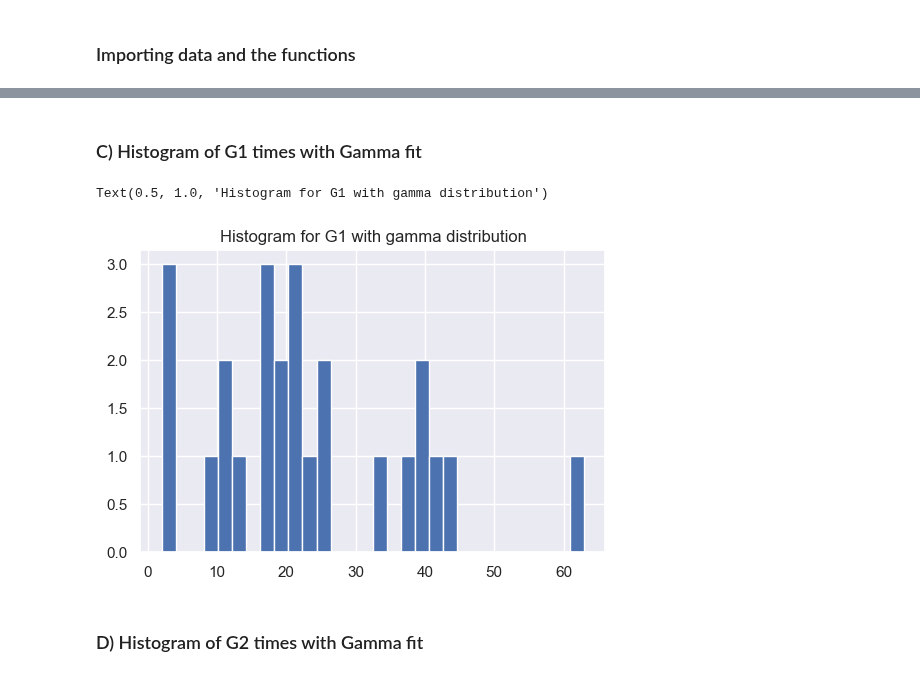
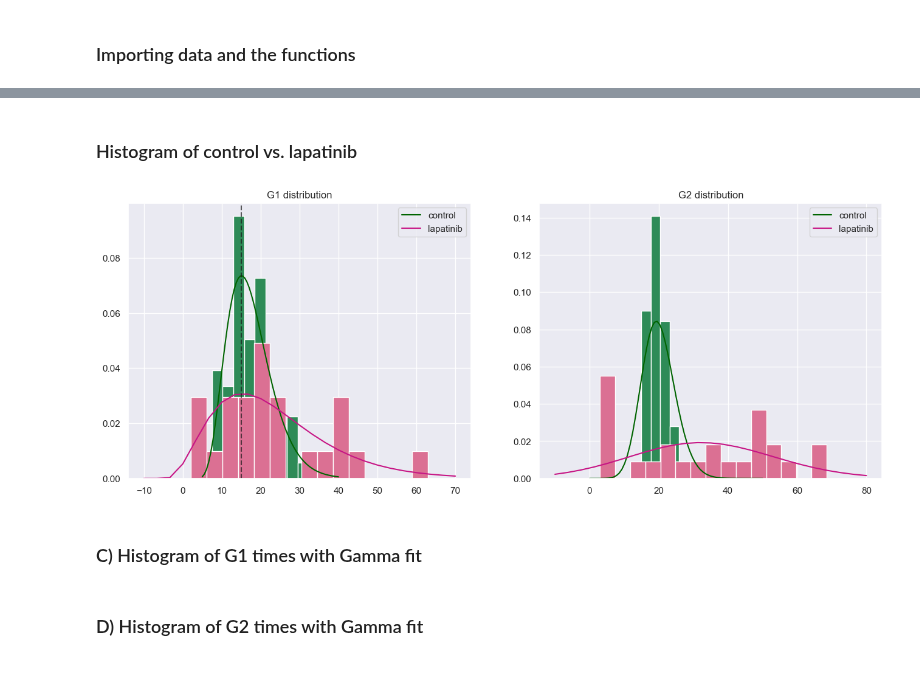
Before and after one commit to meyer-lab/DrugResponseModel.jl, a Jupyter notebook: src/plots_py.ipynb, the cells around one changed output, grey strips where cells are left out. Cells and saved outputs as stored; diff of their text form; code cells hidden in the pictures.

Commit message:
python plots and jl plots update

```diff
--- a/src/plots_py.ipynb
+++ b/src/plots_py.ipynb
@@ -81,11 +44,61 @@ gm_lap = np.random.gamma(g2_a_lap, g2_b_lap, 100)
+# %% [markdown]
+### Histogram of control vs. lapatinib
+# %%
+plt.figure(figsize = (16, 6), dpi = 100)
+
+# G1
+plt.subplot(1,2,1)
+plt.hist(G1, density=True, bins = 10, alpha = 0.8, color = 'seagreen')
+
+xt = plt.xticks()[0]
+xmin, xmax = min(xt), max(xt)
+lnspc = np.linspace(xmin, xmax, len(G1))
+
+ag,bg,cg = sp.gamma.fit(G1)
+pdf_gamma = sp.gamma.pdf(lnspc, ag, bg,cg)
+plt.plot(lnspc, pdf_gamma, label="control", alpha = 0.8, color = 'darkgreen')
+
+
+plt.hist(G1_lap, density=True, bins = 15, alpha = 0.8, color = 'palevioletred', xlim = ((-5, 80)))
+
+xt = plt.xticks()[0]
+xmin, xmax = min(xt), max(xt)
+lnspc = np.linspace(xmin, xmax, len(G1_lap))
+
+ag,bg,cg = sp.gamma.fit(G1_lap)
+pdf_gamma = sp.gamma.pdf(lnspc, ag, bg,cg)
+plt.plot(lnspc, pdf_gamma, label="lapatinib", color = "mediumvioletred")
+plt.axvline(x = 15.0, linestyle="--", alpha = 0.7, color = 'k')
+plt.title("G1 distribution")
+plt.legend()
+# G2
+plt.subplot(1,2,2)
+plt.hist(G2, density=True, bins = 15, alpha = 0.8, color = 'seagreen')
+
+xt = plt.xticks()[0]
+xmin, xmax = min(xt), max(xt)
+lnspc = np.linspace(xmin, xmax, len(G2))
+
+ag,bg,cg = sp.gamma.fit(G2)
+pdf_gamma = sp.gamma.pdf(lnspc, ag, bg,cg)
+plt.plot(lnspc, pdf_gamma, label="control", alpha = 0.8, color = 'darkgreen')
+
+
+plt.hist(G2_lap, density=True, bins = 15, alpha = 0.8, color = 'palevioletred')
+
+xt = plt.xticks()[0]
+xmin, xmax = min(xt), max(xt)
+lnspc = np.linspace(xmin, xmax, len(G2_lap))
+
+ag,bg,cg = sp.gamma.fit(G2_lap)
+pdf_gamma = sp.gamma.pdf(lnspc, ag, bg,cg)
+plt.plot(lnspc, pdf_gamma, label="lapatinib", alpha = 0.8, color = "mediumvioletred", xlim = ((-5, 80)))
+plt.title("G2 distribution")
+plt.legend()
+plt.show()
+# %% [output]
+[figure, added]
 # %% [markdown]
 ### C) Histogram of G1 times with Gamma fit
-# %%
-plt.figure(dpi=100)
-plt.hist(G1_lap, bins = 30)
-plt.title("Histogram for G1 with gamma distribution")
-# %% [output]
-Text(0.5, 1.0, 'Histogram for G1 with gamma distribution')
-[figure, removed]
 # %% [markdown]
 ### D) Histogram of G2 times with Gamma fit
```
Also changed, not shown: parts of 3 cells of this notebook, 8 other files.
